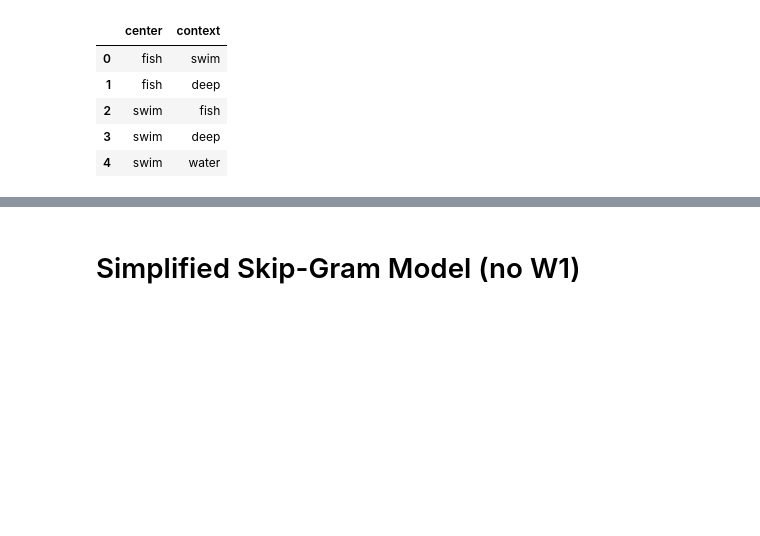
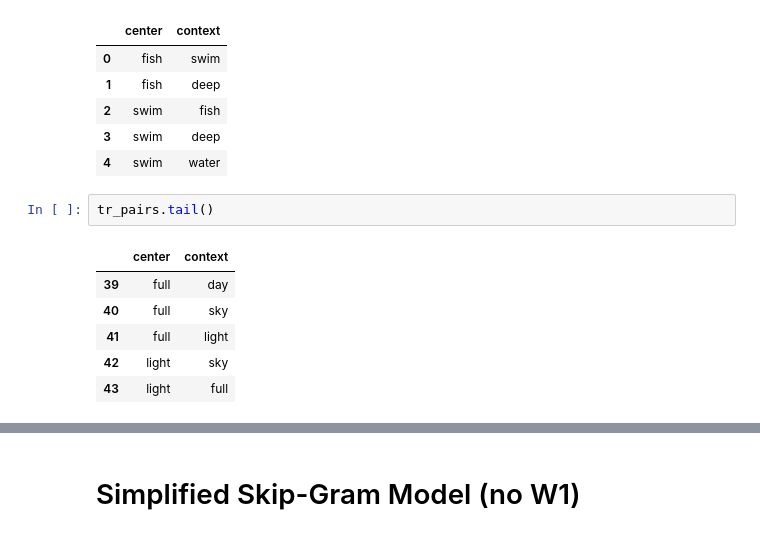
Before and after one commit to fkhafizov/w2v_intro, a Jupyter notebook: w2v_skpgr_noW1_v6.ipynb, the cells around one changed output, grey strips where cells are left out. Cells and saved outputs as stored; diff of their text form; blank space fills up the shorter version.

```diff
--- a/w2v_skpgr_noW1_v6.ipynb
+++ b/w2v_skpgr_noW1_v6.ipynb
@@ -221,6 +221,15 @@ tr_pairs.head()
 | 2 | swim | fish |
 | 3 | swim | deep |
 | 4 | swim | water |
+# %%
+tr_pairs.tail()
+# %% [output]
+|  | center | context |
+| 39 | full | day |
+| 40 | full | sky |
+| 41 | full | light |
+| 42 | light | sky |
+| 43 | light | full |
 # %%
 vocab_df2
 # %% [output]
```
Also changed, not shown: parts of 6 cells of this notebook.
